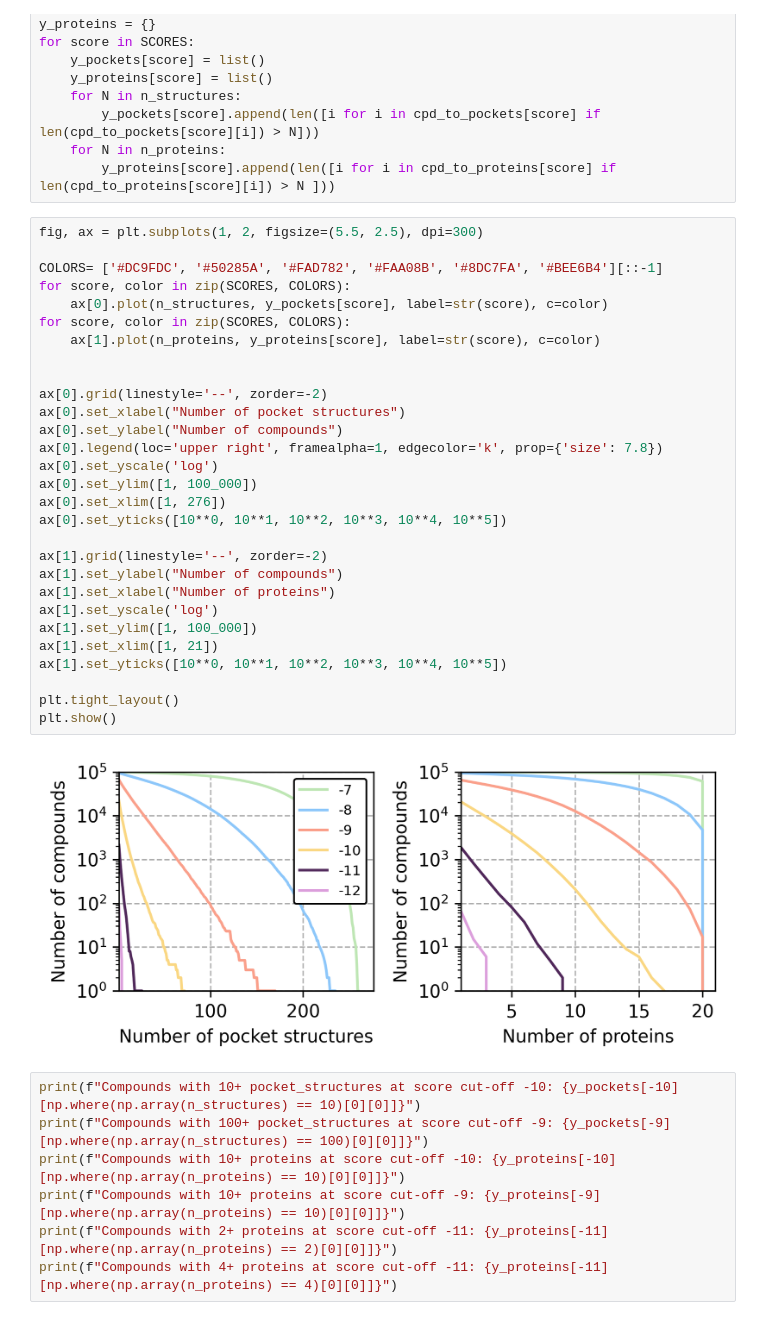
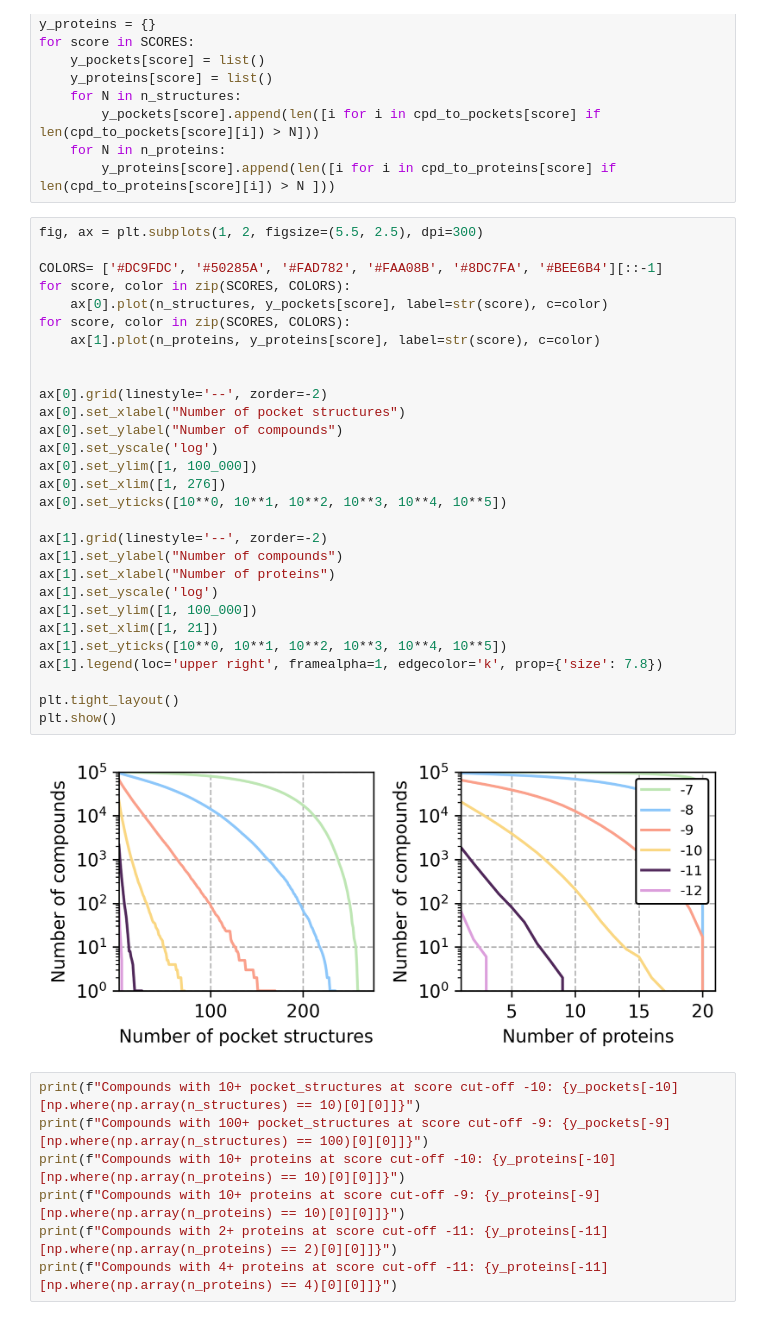
Before and after one commit to ersilia-os/mtb-targeted-protein-degradation, a Jupyter notebook: notebooks/46_docking_exploration_IIb.ipynb, the cells around one changed output. Drawn from its saved outputs; the diff is of its cells as text.

```diff
--- a/notebooks/46_docking_exploration_IIb.ipynb
+++ b/notebooks/46_docking_exploration_IIb.ipynb
@@ -225,34 +225,34 @@ for score in SCORES:
 # %%
 fig, ax = plt.subplots(1, 2, figsize=(5.5, 2.5), dpi=300)
 
 COLORS= ['#DC9FDC', '#50285A', '#FAD782', '#FAA08B', '#8DC7FA', '#BEE6B4'][::-1]
 for score, color in zip(SCORES, COLORS):
     ax[0].plot(n_structures, y_pockets[score], label=str(score), c=color)
 for score, color in zip(SCORES, COLORS):
     ax[1].plot(n_proteins, y_proteins[score], label=str(score), c=color)
 
 
 ax[0].grid(linestyle='--', zorder=-2)
 ax[0].set_xlabel("Number of pocket structures")
 ax[0].set_ylabel("Number of compounds")
-ax[0].legend(loc='upper right', framealpha=1, edgecolor='k', prop={'size': 7.8})
 ax[0].set_yscale('log')
 ax[0].set_ylim([1, 100_000])
 ax[0].set_xlim([1, 276])
 ax[0].set_yticks([10**0, 10**1, 10**2, 10**3, 10**4, 10**5])
 
 ax[1].grid(linestyle='--', zorder=-2)
 ax[1].set_ylabel("Number of compounds")
 ax[1].set_xlabel("Number of proteins")
 ax[1].set_yscale('log')
 ax[1].set_ylim([1, 100_000])
 ax[1].set_xlim([1, 21])
 ax[1].set_yticks([10**0, 10**1, 10**2, 10**3, 10**4, 10**5])
+ax[1].legend(loc='upper right', framealpha=1, edgecolor='k', prop={'size': 7.8})
 
 plt.tight_layout()
 plt.show()
 # %% [output]
-[figure, old version]
+[figure, new version]
 # %%
 print(f"Compounds with 10+ pocket_structures at score cut-off -10: {y_pockets[-10][np.where(np.array(n_structures) == 10)[0][0]]}")
 print(f"Compounds with 100+ pocket_structures at score cut-off -9: {y_pockets[-9][np.where(np.array(n_structures) == 100)[0][0]]}")
```
Also changed, not shown: parts of 5 cells of this notebook, 3 other files.
